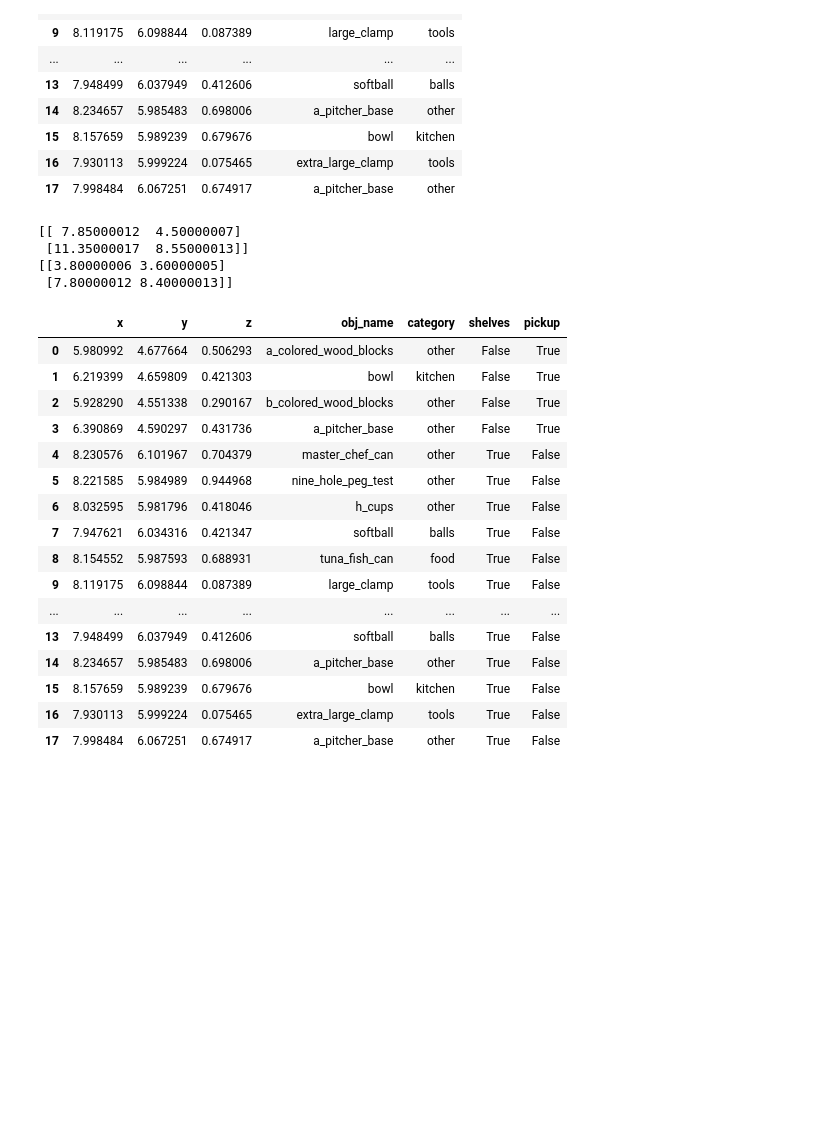
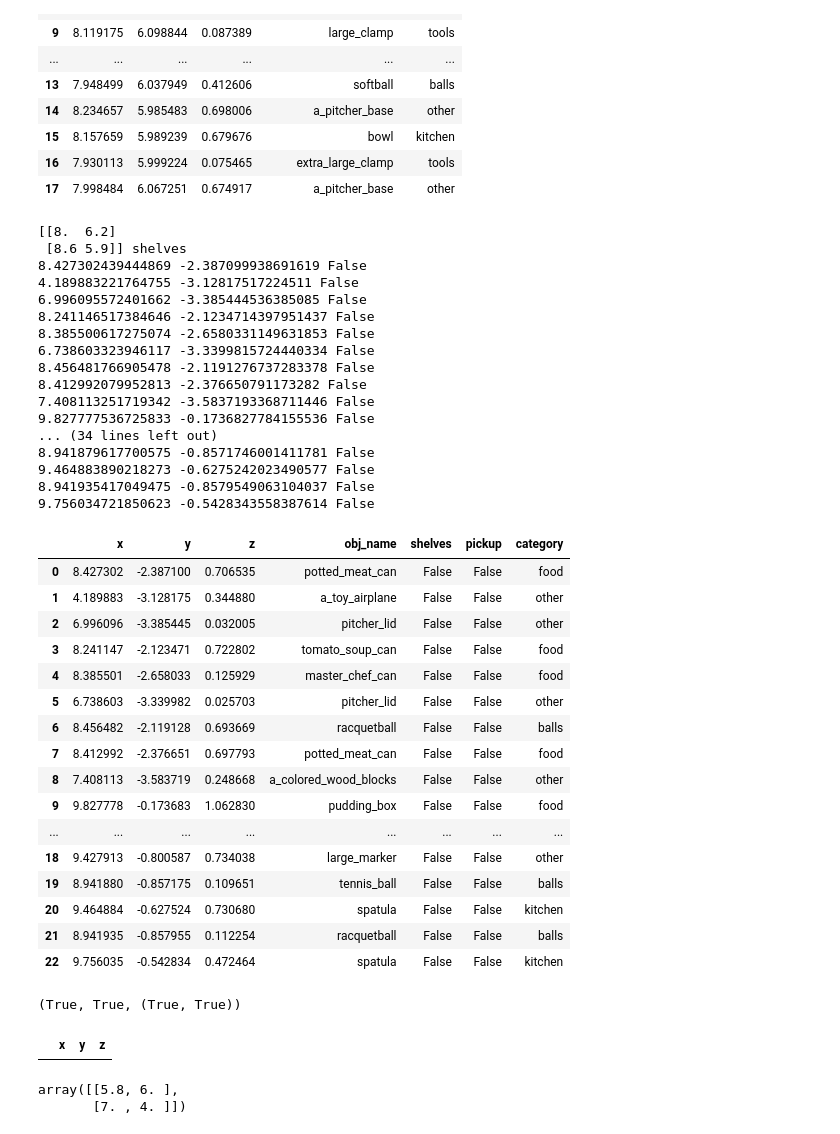
Before and after one commit to takeshi-pumas/catkin_extras, a Jupyter notebook: src/task/scripts/SMACH-ish-Grasp-yolo-adj-RealTakeshi.ipynb, the cells around one changed output. Drawn from its saved outputs; the diff is of its cells as text; code cells hidden in the pictures; blank space fills up the shorter version.

```diff
--- a/src/task/scripts/SMACH-ish-Grasp-yolo-adj-RealTakeshi.ipynb
+++ b/src/task/scripts/SMACH-ish-Grasp-yolo-adj-RealTakeshi.ipynb
@@ -382,34 +402,50 @@ objs
 | 16 | 7.930113 | 5.999224 | 0.075465 | extra_large_clamp | tools |
 | 17 | 7.998484 | 6.067251 | 0.674917 | a_pitcher_base | other |
 # %%
-regions={'shelves':np.load('/home/roboworks/Documents/shelves_region.npy'),'pickup':np.load('/home/roboworks/Documents/pickup_region.npy')}
-def is_inside(x,y):return ((area_box[1,1] > y) and (area_box[0,1] < y)) and ((area_box[1,0] > x) and (area_box[0,0] < x))
+import numpy as np
+regions={'shelves':np.load('/home/roboworks/Documents/shelf_sim.npy'),'pickup':np.load('/home/roboworks/Documents/pickup_sim.npy')}
+def is_inside(x,y):return ((area_box[:,1].max() > y) and (area_box[:,1].min() < y)) and ((area_box[:,0].max() > x) and (area_box[0,0].min() < x))
 for name in regions:
     in_region=[]
     area_box=regions[name]
-    print (area_box)
-    for index, row in objs[['x','y']].iterrows():in_region.append(is_inside(row.x, row.y))
+    print (area_box,name)
+    for index, row in objs[['x','y','z']].iterrows():
+        in_region.append(is_inside(row.x, row.y))
+        print (row.x, row.y,is_inside(row.x, row.y))
     objs[name]=pd.Series(in_region)
 objs
 # %% [output]
-[[ 7.85000012  4.50000007]
- [11.35000017  8.55000013]]
-[[3.80000006 3.60000005]
- [7.80000012 8.40000013]]
+[[8.  6.2]
+ [8.6 5.9]] shelves
+8.427302439444869 -2.387099938691619 False
+4.189883221764755 -3.12817517224511 False
+6.996095572401662 -3.385444536385085 False
+8.241146517384646 -2.1234714397951437 False
+8.385500617275074 -2.6580331149631853 False
+6.738603323946117 -3.3399815724440334 False
+8.456481766905478 -2.1191276737283378 False
+8.412992079952813 -2.376650791173282 False
+7.408113251719342 -3.5837193368711446 False
+9.827777536725833 -0.1736827784155536 False
+... (34 lines left out)
+8.941879617700575 -0.8571746001411781 False
+9.464883890218273 -0.6275242023490577 False
+8.941935417049475 -0.8579549063104037 False
+9.756034721850623 -0.5428343558387614 False
-|  | x | y | z | obj_name | category | shelves | pickup |
-| 0 | 5.980992 | 4.677664 | 0.506293 | a_colored_wood_blocks | other | False | True |
-| 1 | 6.219399 | 4.659809 | 0.421303 | bowl | kitchen | False | True |
-| 2 | 5.928290 | 4.551338 | 0.290167 | b_colored_wood_blocks | other | False | True |
-| 3 | 6.390869 | 4.590297 | 0.431736 | a_pitcher_base | other | False | True |
-| 4 | 8.230576 | 6.101967 | 0.704379 | master_chef_can | other | True | False |
-| 5 | 8.221585 | 5.984989 | 0.944968 | nine_hole_peg_test | other | True | False |
-| 6 | 8.032595 | 5.981796 | 0.418046 | h_cups | other | True | False |
-| 7 | 7.947621 | 6.034316 | 0.421347 | softball | balls | True | False |
-| 8 | 8.154552 | 5.987593 | 0.688931 | tuna_fish_can | food | True | False |
-| 9 | 8.119175 | 6.098844 | 0.087389 | large_clamp | tools | True | False |
+|  | x | y | z | obj_name | shelves | pickup | category |
+| 0 | 8.427302 | -2.387100 | 0.706535 | potted_meat_can | False | False | food |
+| 1 | 4.189883 | -3.128175 | 0.344880 | a_toy_airplane | False | False | other |
+| 2 | 6.996096 | -3.385445 | 0.032005 | pitcher_lid | False | False | other |
+| 3 | 8.241147 | -2.123471 | 0.722802 | tomato_soup_can | False | False | food |
+| 4 | 8.385501 | -2.658033 | 0.125929 | master_chef_can | False | False | food |
+| 5 | 6.738603 | -3.339982 | 0.025703 | pitcher_lid | False | False | other |
+| 6 | 8.456482 | -2.119128 | 0.693669 | racquetball | False | False | balls |
+| 7 | 8.412992 | -2.376651 | 0.697793 | potted_meat_can | False | False | food |
+| 8 | 7.408113 | -3.583719 | 0.248668 | a_colored_wood_blocks | False | False | other |
+| 9 | 9.827778 | -0.173683 | 1.062830 | pudding_box | False | False | food |
 | ... | ... | ... | ... | ... | ... | ... | ... |
-| 13 | 7.948499 | 6.037949 | 0.412606 | softball | balls | True | False |
-| 14 | 8.234657 | 5.985483 | 0.698006 | a_pitcher_base | other | True | False |
-| 15 | 8.157659 | 5.989239 | 0.679676 | bowl | kitchen | True | False |
-| 16 | 7.930113 | 5.999224 | 0.075465 | extra_large_clamp | tools | True | False |
-| 17 | 7.998484 | 6.067251 | 0.674917 | a_pitcher_base | other | True | False |
+| 18 | 9.427913 | -0.800587 | 0.734038 | large_marker | False | False | other |
+| 19 | 8.941880 | -0.857175 | 0.109651 | tennis_ball | False | False | balls |
+| 20 | 9.464884 | -0.627524 | 0.730680 | spatula | False | False | kitchen |
+| 21 | 8.941935 | -0.857955 | 0.112254 | racquetball | False | False | balls |
+| 22 | 9.756035 | -0.542834 | 0.472464 | spatula | False | False | kitchen |
@@ -417,0 +452,8 @@ import numpy as np
+# %%
+(area_box[:,1].max() > row.y),(area_box[:,1].min() < row.y),((area_box[:,0].max() > row.x) , (area_box[0,0].min() < row.x))
+# %% [output]
+(True, True, (True, True))
+# %%
+def is_inside(x,y):return ((area_box[:,1].max() > y) and (area_box[:,1].min() < y)) and ((area_box[:,0].max() > x) and (area_box[0,0].min() < x))
+# %% [output]
+|  | x | y | z |
@@ -417,0 +471,7 @@ import numpy as np
+# %%
+
+ab[0,0]=5.8
+ab
+# %% [output]
+array([[5.8, 6. ],
+       [7. , 4. ]])
```
Also changed, not shown: parts of 21 cells of this notebook, 17 other files.
